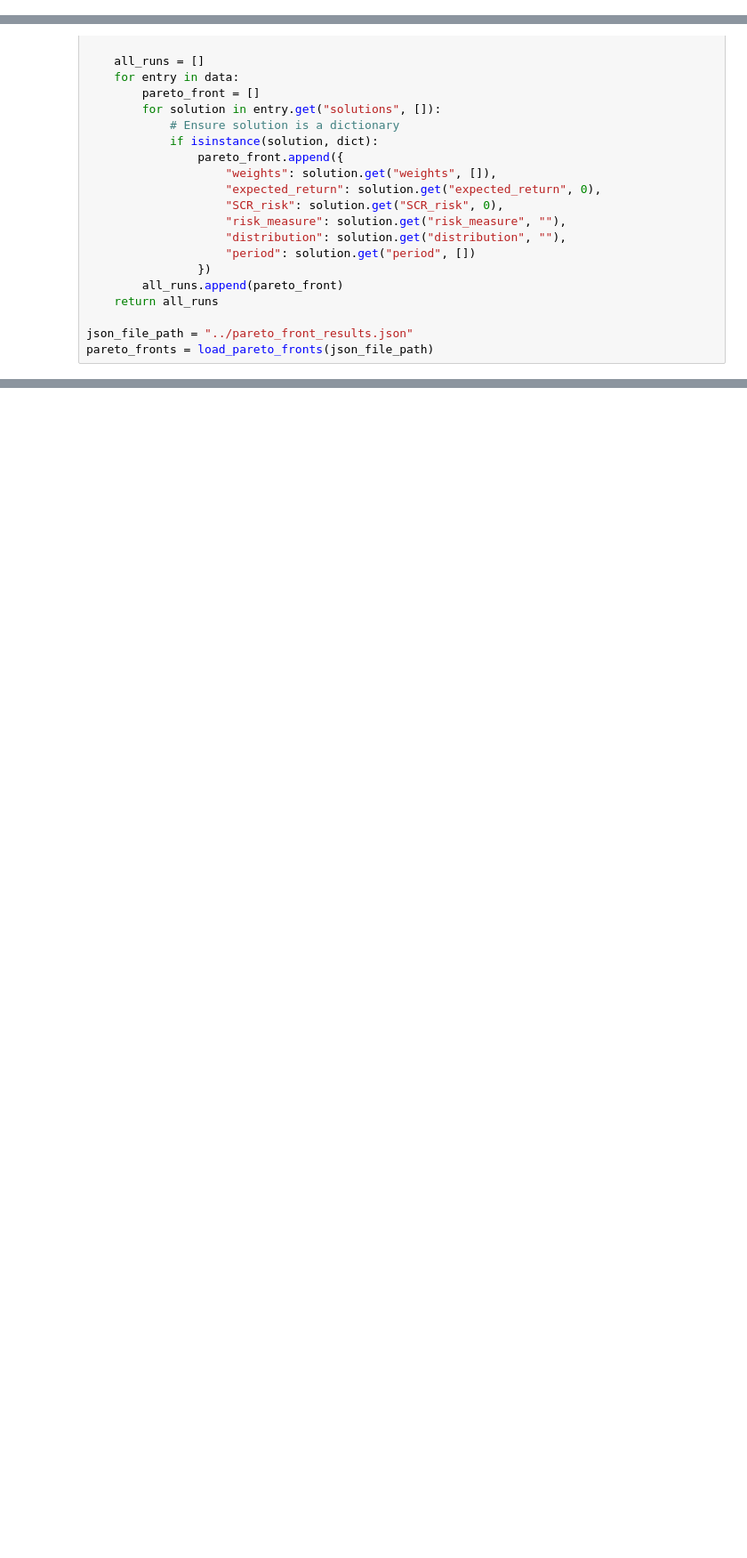
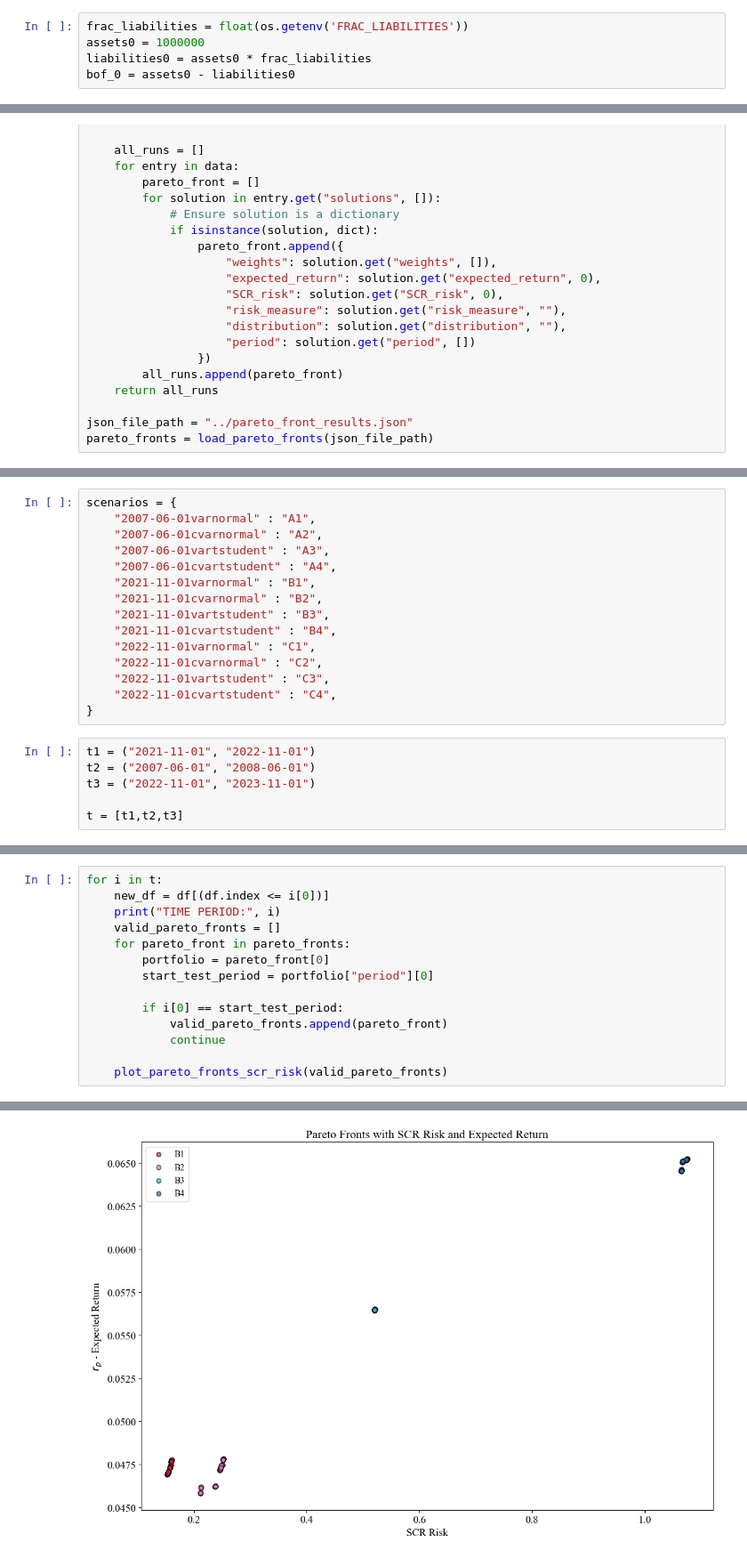
Before and after one commit to nickaskari/portfolio-opt-insurance, a Jupyter notebook: optimization/visualization/pareto_front_plots.ipynb, the cells around one changed output, grey strips where cells are left out. Shown at 89% size. Cells and saved outputs as stored; diff of their text form; blank space fills up the shorter version.

```diff
--- a/optimization/visualization/pareto_front_plots.ipynb
+++ b/optimization/visualization/pareto_front_plots.ipynb
@@ -7,6 +21,11 @@ import seaborn as sns
 # %%
 df = pd.read_csv('../../data/final_daily_returns_asset_classes.csv', index_col=0)
 df.index = pd.to_datetime(df.index)
+# %%
+frac_liabilities = float(os.getenv('FRAC_LIABILITIES'))
+assets0 = 1000000
+liabilities0 = assets0 * frac_liabilities
+bof_0 = assets0 - liabilities0
 # %%
 def load_pareto_fronts(json_file):
     with open(json_file, 'r') as file:
@@ -52,0 +84,21 @@ for i, pareto_front in enumerate(pareto_fronts, start=1):
+# %%
+scenarios = {
+    "2007-06-01varnormal" : "A1",
+    "2007-06-01cvarnormal" : "A2",
+    "2007-06-01vartstudent" : "A3",
+    "2007-06-01cvartstudent" : "A4",
+    "2021-11-01varnormal" : "B1",
+    "2021-11-01cvarnormal" : "B2",
+    "2021-11-01vartstudent" : "B3",
+    "2021-11-01cvartstudent" : "B4",
+    "2022-11-01varnormal" : "C1",
+    "2022-11-01cvarnormal" : "C2",
+    "2022-11-01vartstudent" : "C3",
+    "2022-11-01cvartstudent" : "C4",
+}
+# %%
+t1 = ("2021-11-01", "2022-11-01")
+t2 = ("2007-06-01", "2008-06-01")
+t3 = ("2022-11-01", "2023-11-01")
+
+t = [t1,t2,t3]
@@ -52,0 +157,15 @@ for i, pareto_front in enumerate(pareto_fronts, start=1):
+# %%
+for i in t:
+    new_df = df[(df.index <= i[0])]
+    print("TIME PERIOD:", i)
+    valid_pareto_fronts = []
+    for pareto_front in pareto_fronts:
+        portfolio = pareto_front[0]
+        start_test_period = portfolio["period"][0]
+
+        if i[0] == start_test_period:
+            valid_pareto_fronts.append(pareto_front)
+            continue
+
+    plot_pareto_fronts_scr_risk(valid_pareto_fronts)
+# %% [output]
@@ -52,0 +173 @@ for i, pareto_front in enumerate(pareto_fronts, start=1):
+[figure, added]
```
Also changed, not shown: parts of 6 cells of this notebook, 10 other files.
